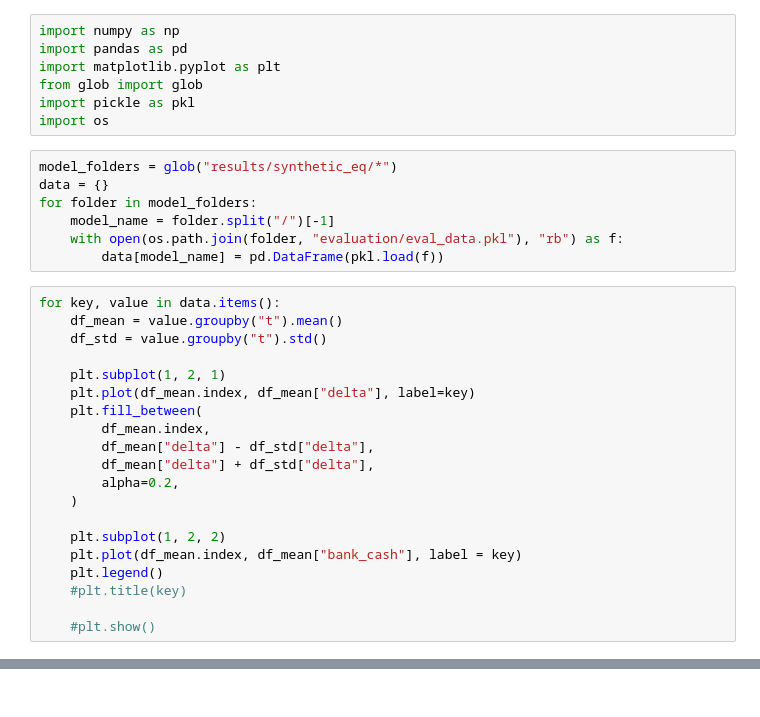
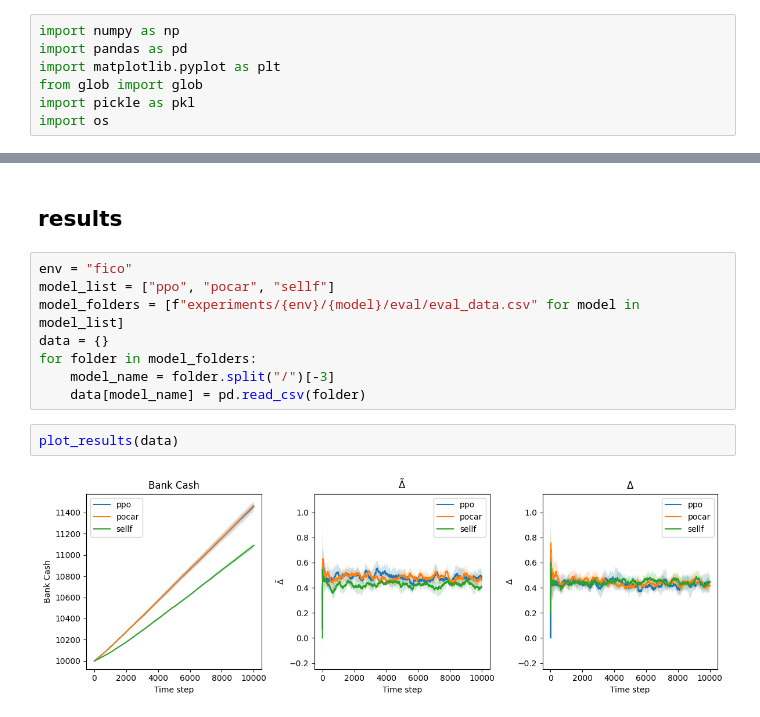
Before and after one commit to hiaac-finance/sellf, a Jupyter notebook: plots.ipynb, the cells around one changed output, grey strips where cells are left out. Saved outputs shown, nothing was run; the diff lists cells and outputs as text.

```diff
--- a/plots.ipynb
+++ b/plots.ipynb
@@ -5,30 +5,3 @@ import matplotlib.pyplot as plt
 from glob import glob
 import pickle as pkl
 import os
-# %%
-model_folders = glob("results/synthetic_eq/*")
-data = {}
-for folder in model_folders:
-    model_name = folder.split("/")[-1]
-    with open(os.path.join(folder, "evaluation/eval_data.pkl"), "rb") as f:
-        data[model_name] = pd.DataFrame(pkl.load(f))
-# %%
-for key, value in data.items():
-    df_mean = value.groupby("t").mean()
-    df_std = value.groupby("t").std()
-
-    plt.subplot(1, 2, 1)
-    plt.plot(df_mean.index, df_mean["delta"], label=key)
-    plt.fill_between(
-        df_mean.index,
-        df_mean["delta"] - df_std["delta"],
-        df_mean["delta"] + df_std["delta"],
-        alpha=0.2,
-    )
-
-    plt.subplot(1, 2, 2)
-    plt.plot(df_mean.index, df_mean["bank_cash"], label = key)
-    plt.legend()
-    #plt.title(key)
-
-    #plt.show()
@@ -36,0 +137,14 @@ for key, value in data.items():
+# %% [markdown]
+## results
+# %%
+env = "fico"
+model_list = ["ppo", "pocar", "sellf"]
+model_folders = [f"experiments/{env}/{model}/eval/eval_data.csv" for model in model_list]
+data = {}
+for folder in model_folders:
+    model_name = folder.split("/")[-3]
+    data[model_name] = pd.read_csv(folder)
+# %%
+plot_results(data)
+# %% [output]
+[figure, added]
```
Also changed, not shown: parts of 12 cells of this notebook, 17 other files.
